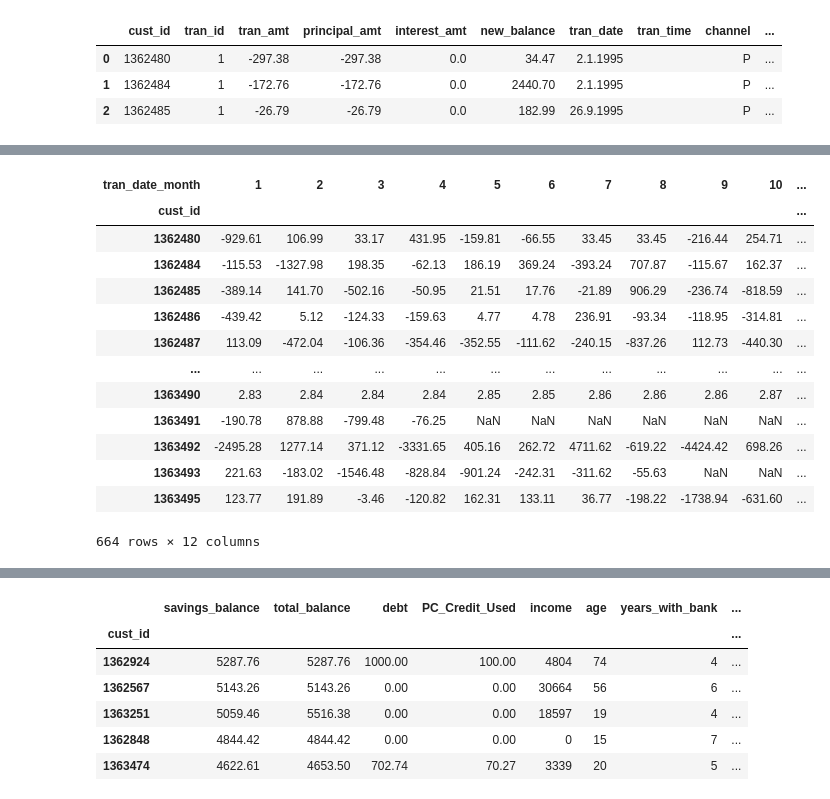
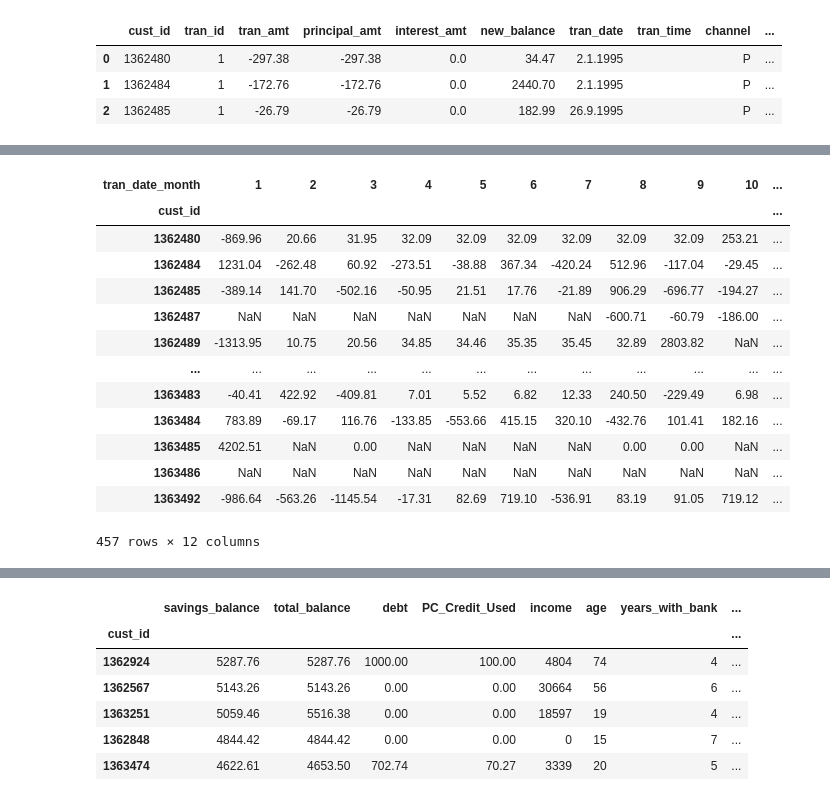
Before and after one commit to silvhua-Lighthouse/mini-project-III, a Jupyter notebook: mini-project-III.ipynb, the cells around one changed output, grey strips where cells are left out. Cells and saved outputs as stored; diff of their text form; code cells hidden in the pictures.

Commit message:
Created time series of credit account balance and transactions

```diff
--- a/mini-project-III.ipynb
+++ b/mini-project-III.ipynb
@@ -1551,3 +1551,6 @@ transactions_dated.head(3)
 | 0 | 1362480 | 1 | -297.38 | -297.38 | 0.0 | 34.47 | 2.1.1995 |  | P | ... |
 | 1 | 1362484 | 1 | -172.76 | -172.76 | 0.0 | 2440.70 | 2.1.1995 |  | P | ... |
 | 2 | 1362485 | 1 | -26.79 | -26.79 | 0.0 | 182.99 | 26.9.1995 |  | P | ... |
+# %%
+credit_transactions_dated = transactions_dated[transactions_dated['accounttype']=='credit']
+credit_transactions_dated.head()
@@ -1554,19 +1564,19 @@ transactions_dated.head(3)
 # %%
-# Created table showing sum of transactions per month for each customer.
-monthlyTransactions = transactions_dated.groupby(['cust_id','tran_date_month']).agg(transaction_sum=('tran_amt','sum')).unstack().droplevel(0,axis=1)
+# Create table showing sum of credit transactions per month for each customer.
+monthlyTransactions = credit_transactions_dated.groupby(['cust_id','tran_date_month']).agg(transaction_sum=('tran_amt','sum')).unstack().droplevel(0,axis=1)
 monthlyTransactions
 # %% [output]
 | tran_date_month | 1 | 2 | 3 | 4 | 5 | 6 | 7 | 8 | 9 | 10 | ... |
 | cust_id |  |  |  |  |  |  |  |  |  |  | ... |
-| 1362480 | -929.61 | 106.99 | 33.17 | 431.95 | -159.81 | -66.55 | 33.45 | 33.45 | -216.44 | 254.71 | ... |
-| 1362484 | -115.53 | -1327.98 | 198.35 | -62.13 | 186.19 | 369.24 | -393.24 | 707.87 | -115.67 | 162.37 | ... |
-| 1362485 | -389.14 | 141.70 | -502.16 | -50.95 | 21.51 | 17.76 | -21.89 | 906.29 | -236.74 | -818.59 | ... |
-| 1362486 | -439.42 | 5.12 | -124.33 | -159.63 | 4.77 | 4.78 | 236.91 | -93.34 | -118.95 | -314.81 | ... |
-| 1362487 | 113.09 | -472.04 | -106.36 | -354.46 | -352.55 | -111.62 | -240.15 | -837.26 | 112.73 | -440.30 | ... |
+| 1362480 | -869.96 | 20.66 | 31.95 | 32.09 | 32.09 | 32.09 | 32.09 | 32.09 | 32.09 | 253.21 | ... |
+| 1362484 | 1231.04 | -262.48 | 60.92 | -273.51 | -38.88 | 367.34 | -420.24 | 512.96 | -117.04 | -29.45 | ... |
+| 1362485 | -389.14 | 141.70 | -502.16 | -50.95 | 21.51 | 17.76 | -21.89 | 906.29 | -696.77 | -194.27 | ... |
+| 1362487 | NaN | NaN | NaN | NaN | NaN | NaN | NaN | -600.71 | -60.79 | -186.00 | ... |
+| 1362489 | -1313.95 | 10.75 | 20.56 | 34.85 | 34.46 | 35.35 | 35.45 | 32.89 | 2803.82 | NaN | ... |
 | ... | ... | ... | ... | ... | ... | ... | ... | ... | ... | ... | ... |
-| 1363490 | 2.83 | 2.84 | 2.84 | 2.84 | 2.85 | 2.85 | 2.86 | 2.86 | 2.86 | 2.87 | ... |
-| 1363491 | -190.78 | 878.88 | -799.48 | -76.25 | NaN | NaN | NaN | NaN | NaN | NaN | ... |
-| 1363492 | -2495.28 | 1277.14 | 371.12 | -3331.65 | 405.16 | 262.72 | 4711.62 | -619.22 | -4424.42 | 698.26 | ... |
-| 1363493 | 221.63 | -183.02 | -1546.48 | -828.84 | -901.24 | -242.31 | -311.62 | -55.63 | NaN | NaN | ... |
-| 1363495 | 123.77 | 191.89 | -3.46 | -120.82 | 162.31 | 133.11 | 36.77 | -198.22 | -1738.94 | -631.60 | ... |
+| 1363483 | -40.41 | 422.92 | -409.81 | 7.01 | 5.52 | 6.82 | 12.33 | 240.50 | -229.49 | 6.98 | ... |
+| 1363484 | 783.89 | -69.17 | 116.76 | -133.85 | -553.66 | 415.15 | 320.10 | -432.76 | 101.41 | 182.16 | ... |
+| 1363485 | 4202.51 | NaN | 0.00 | NaN | NaN | NaN | NaN | 0.00 | 0.00 | NaN | ... |
+| 1363486 | NaN | NaN | NaN | NaN | NaN | NaN | NaN | NaN | NaN | NaN | ... |
+| 1363492 | -986.64 | -563.26 | -1145.54 | -17.31 | 82.69 | 719.10 | -536.91 | 83.19 | 91.05 | 719.12 | ... |
-664 rows × 12 columns
+457 rows × 12 columns
```
Also changed, not shown: parts of 12 cells of this notebook.
